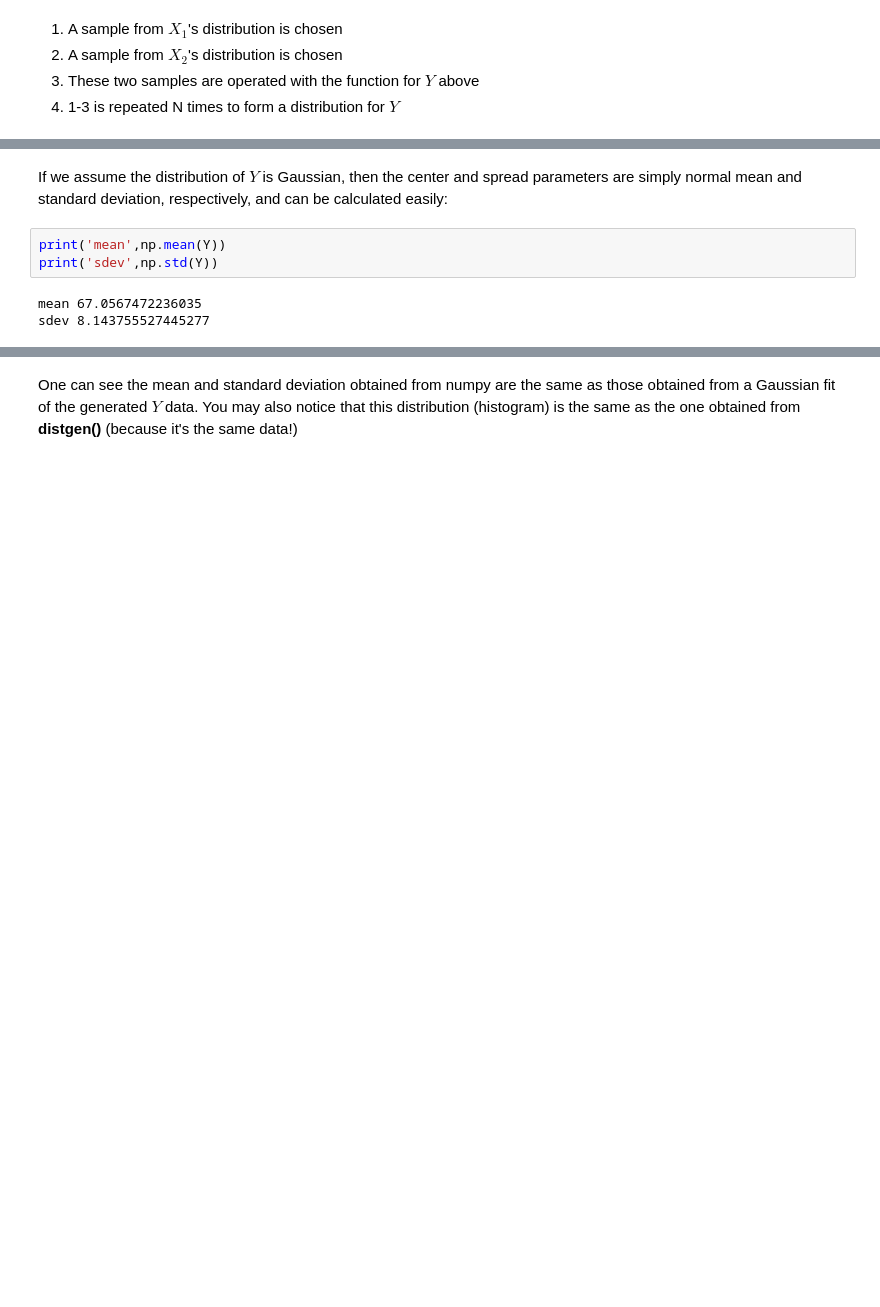
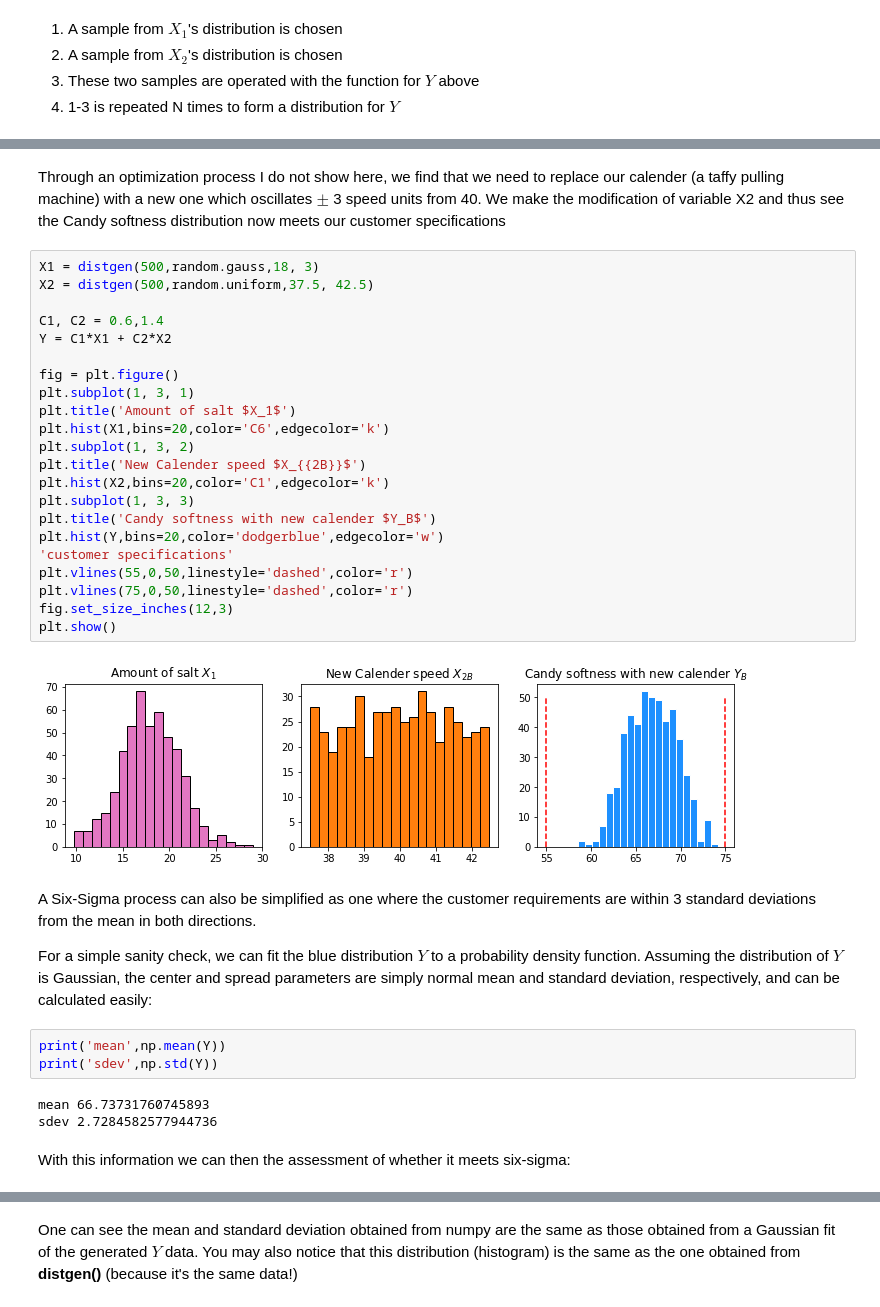
Before and after one commit to andrewrgarcia/monte-carlo, a Jupyter notebook: montecarlo.ipynb, the cells around one changed output, grey strips where cells are left out. Drawn from its saved outputs; the diff is of its cells as text; blank space fills up the shorter version.

```diff
--- a/montecarlo.ipynb
+++ b/montecarlo.ipynb
@@ -117,8 +121,38 @@ plt.show()
+# %% [markdown]
+Through an optimization process I do not show here, we find that we need to replace our calender (a taffy pulling machine) with a new one which oscillates $\pm$ 3 speed units from 40. We make the modification of variable X2 and thus see the Candy softness distribution now meets our customer specifications
+# %%
+X1 = distgen(500,random.gauss,18, 3)
+X2 = distgen(500,random.uniform,37.5, 42.5)
+
+C1, C2 = 0.6,1.4
+Y = C1*X1 + C2*X2
+
+fig = plt.figure()
+plt.subplot(1, 3, 1)
+plt.title('Amount of salt $X_1$')
+plt.hist(X1,bins=20,color='C6',edgecolor='k')
+plt.subplot(1, 3, 2)
+plt.title('New Calender speed $X_{{2B}}$')
+plt.hist(X2,bins=20,color='C1',edgecolor='k')
+plt.subplot(1, 3, 3)
+plt.title('Candy softness with new calender $Y_B$')
+plt.hist(Y,bins=20,color='dodgerblue',edgecolor='w')
+'customer specifications'
+plt.vlines(55,0,50,linestyle='dashed',color='r')
+plt.vlines(75,0,50,linestyle='dashed',color='r')
+fig.set_size_inches(12,3)
+plt.show()
+# %% [output]
+[figure, added]
 # %% [markdown]
-If we assume the distribution of $Y$ is Gaussian, then the center and spread parameters are simply normal mean and standard deviation, respectively, and can be calculated easily:
+A Six-Sigma process can also be simplified as one where the customer requirements are within 3 standard deviations from the mean in both directions.
+
+For a simple sanity check, we can fit the blue distribution $Y$ to a probability density function. Assuming the distribution of $Y$ is Gaussian, the center and spread parameters are simply normal mean and standard deviation, respectively, and can be calculated easily:
 # %%
 print('mean',np.mean(Y))
 print('sdev',np.std(Y))
 # %% [output]
-mean 67.0567472236035
-sdev 8.143755527445277
+mean 66.73731760745893
+sdev 2.7284582577944736
+# %% [markdown]
+With this information we can then the assessment of whether it meets six-sigma:
```
Also changed, not shown: parts of 7 cells of this notebook.
